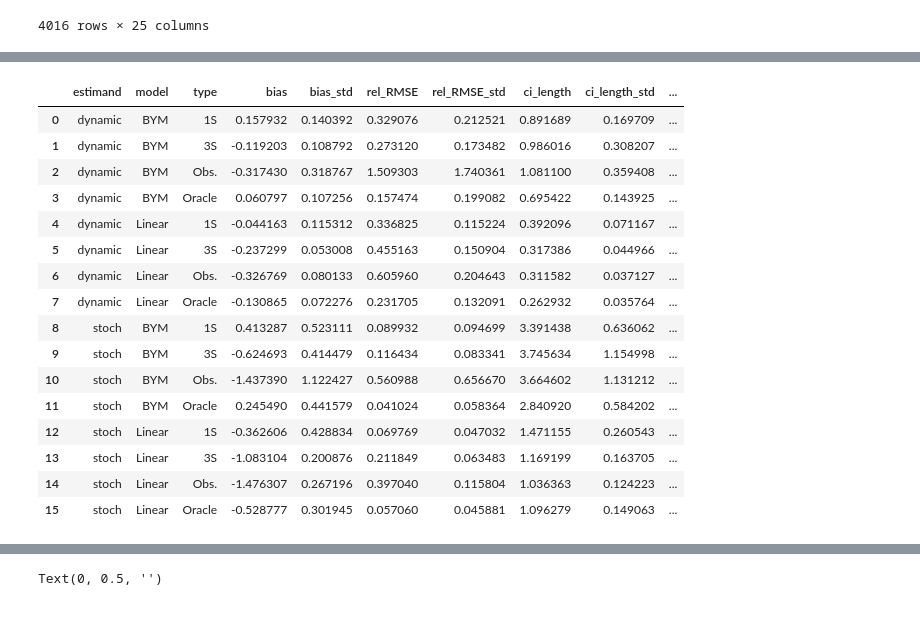
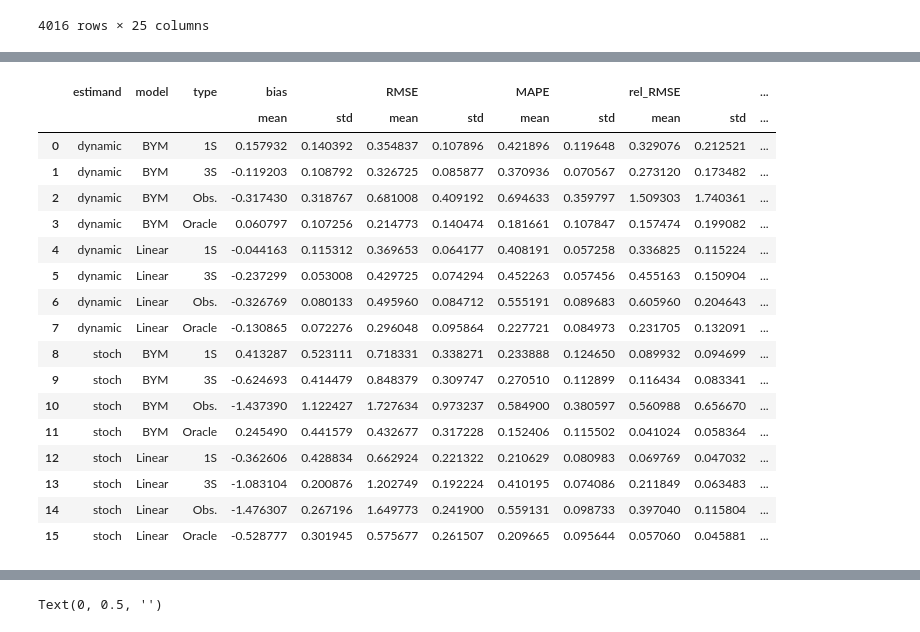
Before and after one commit to barwein/BayesProxyNets, a Jupyter notebook: Simulations/Sim_results_analysis.ipynb, the cells around one changed output, grey strips where cells are left out. Drawn from its saved outputs; the diff is of its cells as text; code cells hidden in the pictures.

```diff
--- a/Simulations/Sim_results_analysis.ipynb
+++ b/Simulations/Sim_results_analysis.ipynb
@@ -160,53 +140,54 @@ def coverage_perc(x):
     return np.mean(x)*100
 
 # df_summary = combined_df.groupby(["estimand", "model", "type"]).agg(
 df_summary = combined_df.groupby(["estimand", "model", "type"]).agg(
                                         {
                                             # 'mean' : ['mean'],
                                          # 'median' : ['mean'],
                                          'bias' : ['mean', 'std'],
                                          # 'std' : ['mean'],
                                          # 'true' : ['mean'],
-                                         # 'RMSE' : ['mean','std'],
+                                         'RMSE' : ['mean','std'],
                                          # 'RMSE_all' : ['mean','std'],
                                          # 'MAE' : ['mean','std'],
                                          # 'MAE_all' : ['mean'],
-                                         # 'MAPE' : ['mean','std'],
+                                         'MAPE' : ['mean','std'],
                                         # 'MAPE_all' : ['mean'],
                                          'rel_RMSE' : ['mean','std'],
                                         # 'rel_RMSE_all' : ['mean'],
                                         #  'q025' : ['mean'],
                                         #  'q975' : ['mean'],
                                          'ci_length' : ['mean','std'],
                                          'covering' : [coverage_perc],
                                          'mean_ind_cover' : ['mean'],}
                                          # 'norm_coverage' : [coverage_perc]}
 
                                             ).reset_index()
                                          # 'true_included99' : [coverage_perc]})
                                          # 'true_included95' : ['mean'],
                                          # 'true_included99' : ['mean']})
 
-df_summary.columns = ['estimand','model','type','bias','bias_std', 'rel_RMSE','rel_RMSE_std', 'ci_length','ci_length_std','covering','mean_ind_cover']
+# df_summary.columns = ['estimand','model','type','bias','bias_std', 'rel_RMSE','rel_RMSE_std', 'ci_length','ci_length_std','covering','mean_ind_cover']
 df_summary
 # %% [output]
-|  | estimand | model | type | bias | bias_std | rel_RMSE | rel_RMSE_std | ci_length | ci_length_std | ... |
-| 0 | dynamic | BYM | 1S | 0.157932 | 0.140392 | 0.329076 | 0.212521 | 0.891689 | 0.169709 | ... |
-| 1 | dynamic | BYM | 3S | -0.119203 | 0.108792 | 0.273120 | 0.173482 | 0.986016 | 0.308207 | ... |
-| 2 | dynamic | BYM | Obs. | -0.317430 | 0.318767 | 1.509303 | 1.740361 | 1.081100 | 0.359408 | ... |
-| 3 | dynamic | BYM | Oracle | 0.060797 | 0.107256 | 0.157474 | 0.199082 | 0.695422 | 0.143925 | ... |
-| 4 | dynamic | Linear | 1S | -0.044163 | 0.115312 | 0.336825 | 0.115224 | 0.392096 | 0.071167 | ... |
-| 5 | dynamic | Linear | 3S | -0.237299 | 0.053008 | 0.455163 | 0.150904 | 0.317386 | 0.044966 | ... |
-| 6 | dynamic | Linear | Obs. | -0.326769 | 0.080133 | 0.605960 | 0.204643 | 0.311582 | 0.037127 | ... |
-| 7 | dynamic | Linear | Oracle | -0.130865 | 0.072276 | 0.231705 | 0.132091 | 0.262932 | 0.035764 | ... |
-| 8 | stoch | BYM | 1S | 0.413287 | 0.523111 | 0.089932 | 0.094699 | 3.391438 | 0.636062 | ... |
-| 9 | stoch | BYM | 3S | -0.624693 | 0.414479 | 0.116434 | 0.083341 | 3.745634 | 1.154998 | ... |
-| 10 | stoch | BYM | Obs. | -1.437390 | 1.122427 | 0.560988 | 0.656670 | 3.664602 | 1.131212 | ... |
-| 11 | stoch | BYM | Oracle | 0.245490 | 0.441579 | 0.041024 | 0.058364 | 2.840920 | 0.584202 | ... |
-| 12 | stoch | Linear | 1S | -0.362606 | 0.428834 | 0.069769 | 0.047032 | 1.471155 | 0.260543 | ... |
-| 13 | stoch | Linear | 3S | -1.083104 | 0.200876 | 0.211849 | 0.063483 | 1.169199 | 0.163705 | ... |
-| 14 | stoch | Linear | Obs. | -1.476307 | 0.267196 | 0.397040 | 0.115804 | 1.036363 | 0.124223 | ... |
-| 15 | stoch | Linear | Oracle | -0.528777 | 0.301945 | 0.057060 | 0.045881 | 1.096279 | 0.149063 | ... |
+|  | estimand | model | type | bias |  | RMSE |  | MAPE |  | rel_RMSE |  | ... |
+|  |  |  |  | mean | std | mean | std | mean | std | mean | std | ... |
+| 0 | dynamic | BYM | 1S | 0.157932 | 0.140392 | 0.354837 | 0.107896 | 0.421896 | 0.119648 | 0.329076 | 0.212521 | ... |
+| 1 | dynamic | BYM | 3S | -0.119203 | 0.108792 | 0.326725 | 0.085877 | 0.370936 | 0.070567 | 0.273120 | 0.173482 | ... |
+| 2 | dynamic | BYM | Obs. | -0.317430 | 0.318767 | 0.681008 | 0.409192 | 0.694633 | 0.359797 | 1.509303 | 1.740361 | ... |
+| 3 | dynamic | BYM | Oracle | 0.060797 | 0.107256 | 0.214773 | 0.140474 | 0.181661 | 0.107847 | 0.157474 | 0.199082 | ... |
+| 4 | dynamic | Linear | 1S | -0.044163 | 0.115312 | 0.369653 | 0.064177 | 0.408191 | 0.057258 | 0.336825 | 0.115224 | ... |
+| 5 | dynamic | Linear | 3S | -0.237299 | 0.053008 | 0.429725 | 0.074294 | 0.452263 | 0.057456 | 0.455163 | 0.150904 | ... |
+| 6 | dynamic | Linear | Obs. | -0.326769 | 0.080133 | 0.495960 | 0.084712 | 0.555191 | 0.089683 | 0.605960 | 0.204643 | ... |
+| 7 | dynamic | Linear | Oracle | -0.130865 | 0.072276 | 0.296048 | 0.095864 | 0.227721 | 0.084973 | 0.231705 | 0.132091 | ... |
+| 8 | stoch | BYM | 1S | 0.413287 | 0.523111 | 0.718331 | 0.338271 | 0.233888 | 0.124650 | 0.089932 | 0.094699 | ... |
+| 9 | stoch | BYM | 3S | -0.624693 | 0.414479 | 0.848379 | 0.309747 | 0.270510 | 0.112899 | 0.116434 | 0.083341 | ... |
+| 10 | stoch | BYM | Obs. | -1.437390 | 1.122427 | 1.727634 | 0.973237 | 0.584900 | 0.380597 | 0.560988 | 0.656670 | ... |
+| 11 | stoch | BYM | Oracle | 0.245490 | 0.441579 | 0.432677 | 0.317228 | 0.152406 | 0.115502 | 0.041024 | 0.058364 | ... |
+| 12 | stoch | Linear | 1S | -0.362606 | 0.428834 | 0.662924 | 0.221322 | 0.210629 | 0.080983 | 0.069769 | 0.047032 | ... |
+| 13 | stoch | Linear | 3S | -1.083104 | 0.200876 | 1.202749 | 0.192224 | 0.410195 | 0.074086 | 0.211849 | 0.063483 | ... |
+| 14 | stoch | Linear | Obs. | -1.476307 | 0.267196 | 1.649773 | 0.241900 | 0.559131 | 0.098733 | 0.397040 | 0.115804 | ... |
+| 15 | stoch | Linear | Oracle | -0.528777 | 0.301945 | 0.575677 | 0.261507 | 0.209665 | 0.095644 | 0.057060 | 0.045881 | ... |
 # %%
 def generate_latex_table(df):
     # Round all numeric columns to 3 decimal places
```
Also changed, not shown: parts of 1 cell of this notebook, 26 other files.
